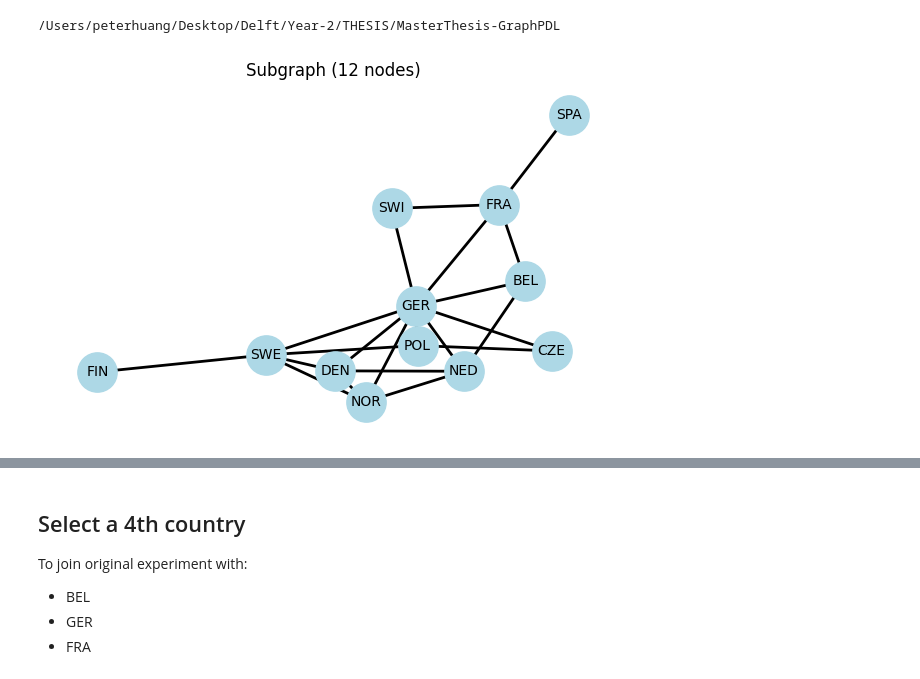
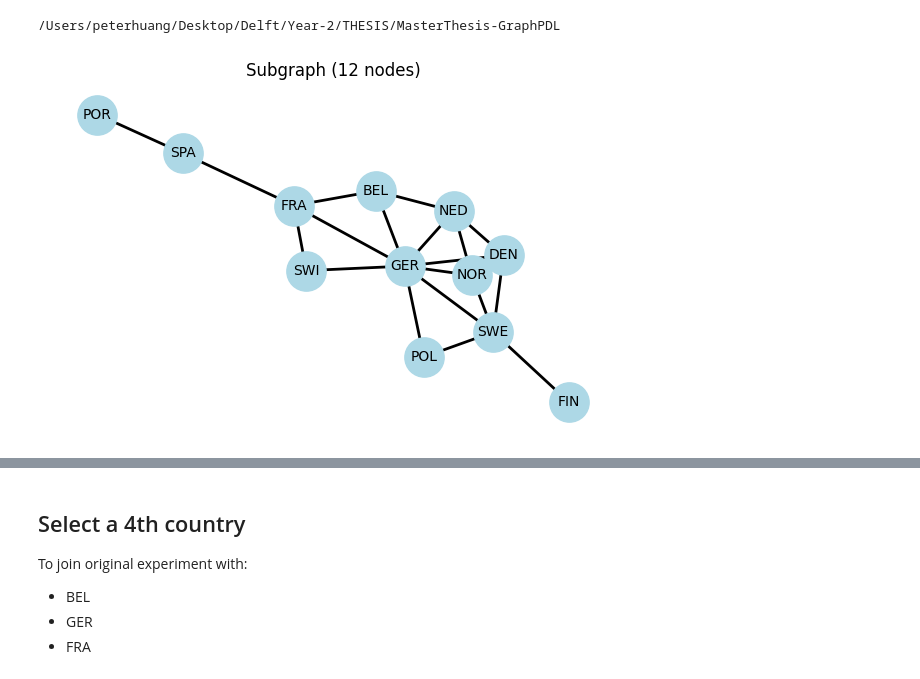
Before and after one commit to PeterrHH/ML-Enhanced-Benders, a Jupyter notebook: data_visualise.ipynb, the cells around one changed output, grey strips where cells are left out. Drawn from its saved outputs; the diff is of its cells as text; code cells hidden in the pictures.

```diff
--- a/data_visualise.ipynb
+++ b/data_visualise.ipynb
@@ -118,8 +118,10 @@ def plot_subgraph(
     plt.tight_layout()
     plt.show()
 # %%
-selected = ["GER", "FRA", "NED", "BEL","SPA","SWI", "NOR", "DEN","CZE","POL","SWE","FIN"]
+selected = ["GER", "FRA", "NED", "BEL","SPA","SWI", "NOR", "DEN","POL","SWE","FIN","POR"]
+
+# selected = ["GER", "FRA", "NED", "BEL","SPA","SWI"]
 
 plot_subgraph(nodes, edges, selected)
 # %% [output]
-[figure, old version]
+[figure, new version]
```
Also changed, not shown: parts of 3 cells of this notebook, 1 other file.
